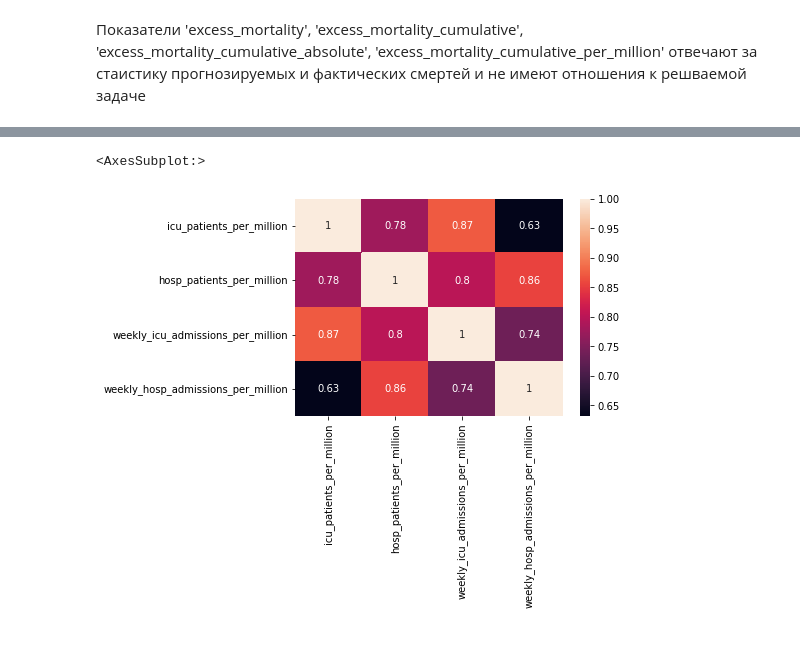
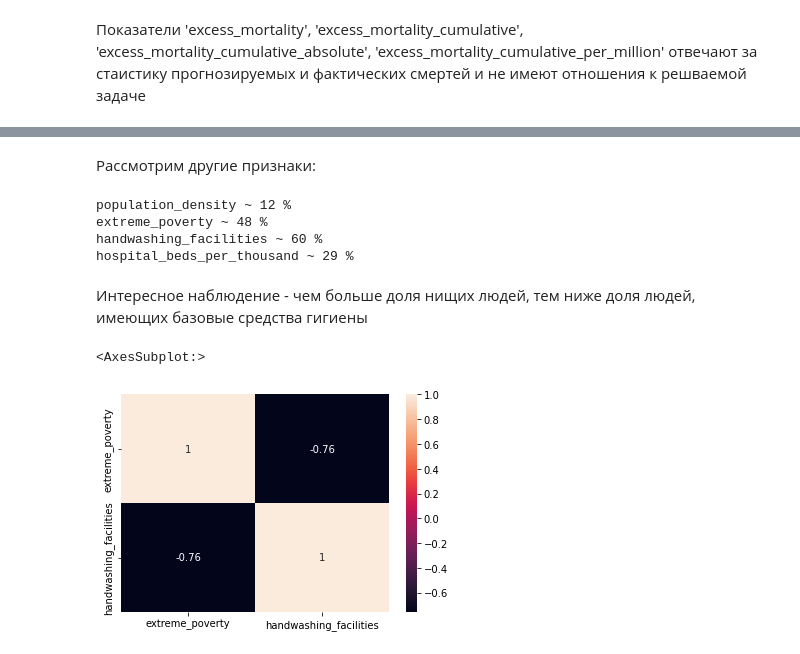
Before and after one commit to AraKchrUser/WS2022, a Jupyter notebook: project2/Session1.2.ipynb, the cells around one changed output, grey strips where cells are left out. Cells and saved outputs as stored; diff of their text form; code cells hidden in the pictures.

```diff
--- a/project2/Session1.2.ipynb
+++ b/project2/Session1.2.ipynb
@@ -105,5 +103,19 @@ data[data['location']=='Afghanistan'][columns].dropna()
-# %%
-sns.heatmap(data[columns].corr(), annot=True)
-# %% [output]
-<AxesSubplot:>
-[figure, removed]
+# %% [markdown]
+Рассмотрим другие признаки:
+# %%
+columns = ['location', 'date', 'population_density', 'extreme_poverty',
+           'handwashing_facilities', 'hospital_beds_per_thousand']
+for i in columns[2:]:
+    print(i, '~', int(data.groupby('location')[i].mean().isna().sum() / len(pd.unique(data.location)) * 100), '%')
+# %% [output]
+population_density ~ 12 %
+extreme_poverty ~ 48 %
+handwashing_facilities ~ 60 %
+hospital_beds_per_thousand ~ 29 %
+# %% [markdown]
+Интересное наблюдение - чем больше доля нищих людей, тем ниже доля людей, имеющих базовые средства гигиены
+# %%
+sns.heatmap(data[['extreme_poverty', 'handwashing_facilities']].corr(), annot=True)
+# %% [output]
+<AxesSubplot:>
+[figure, added]
```
Also changed, not shown: parts of 23 cells of this notebook.
